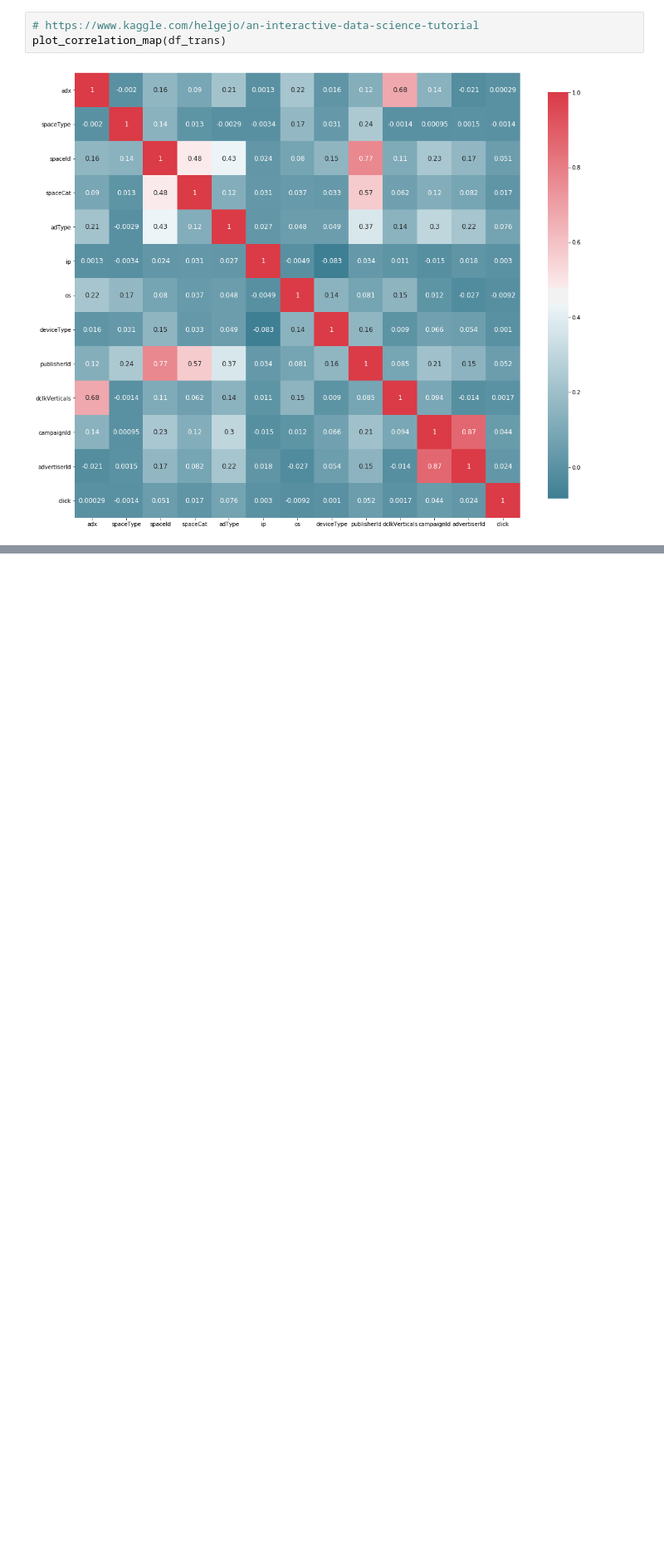
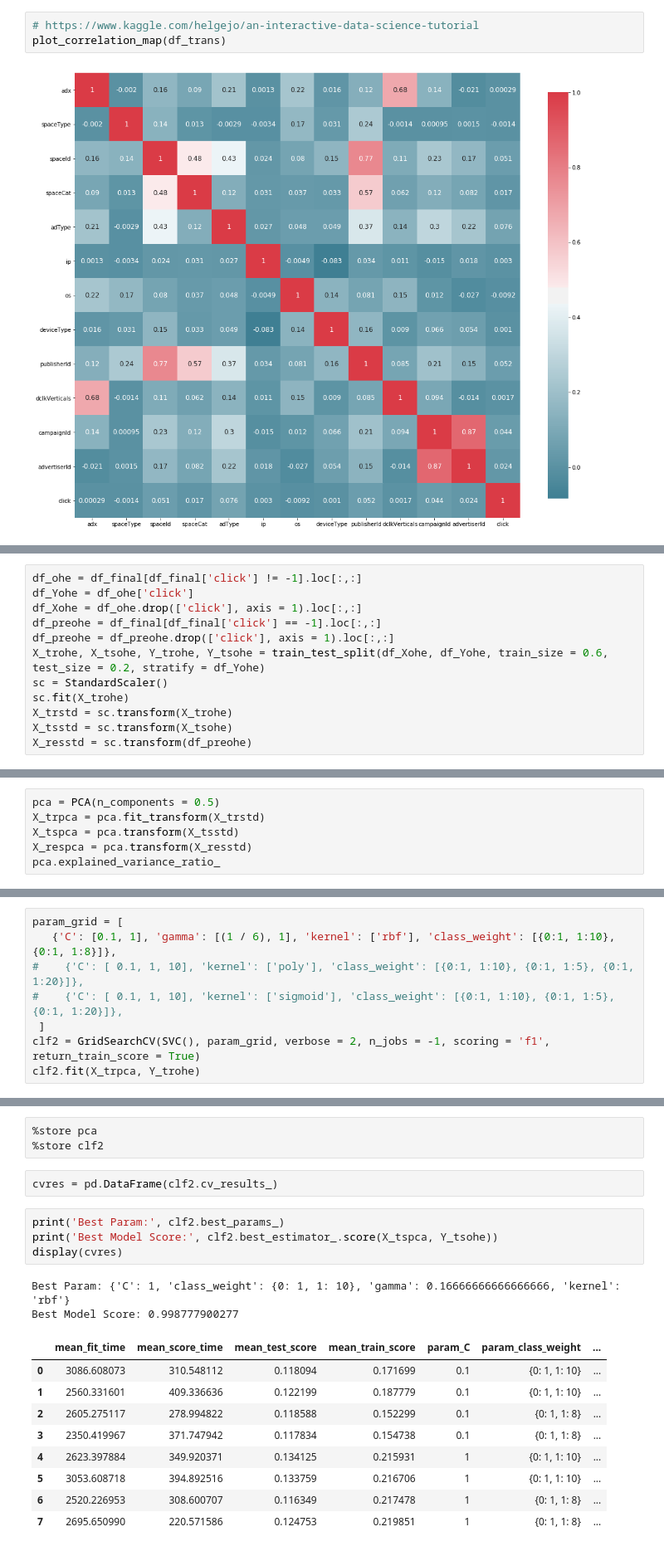
Before and after one commit to Superdanby/AI-Binary-Classification, a Jupyter notebook: Binary Classification - RandomForest + PCA*SVM.ipynb, the cells around one changed output, grey strips where cells are left out. Shown at 83% size. Cells and saved outputs as stored; diff of their text form; blank space fills up the shorter version.

```diff
--- a/Binary Classification.ipynb
+++ b/Binary Classification - RandomForest + PCA*SVM.ipynb
@@ -479,0 +437,12 @@ print(classification_report(clf.predict(X_tsstd), Y_test))
+# %%
+df_ohe = df_final[df_final['click'] != -1].loc[:,:]
+df_Yohe = df_ohe['click']
+df_Xohe = df_ohe.drop(['click'], axis = 1).loc[:,:]
+df_preohe = df_final[df_final['click'] == -1].loc[:,:]
+df_preohe = df_preohe.drop(['click'], axis = 1).loc[:,:]
+X_trohe, X_tsohe, Y_trohe, Y_tsohe = train_test_split(df_Xohe, df_Yohe, train_size = 0.6, test_size = 0.2, stratify = df_Yohe)
+sc = StandardScaler()
+sc.fit(X_trohe)
+X_trstd = sc.transform(X_trohe)
+X_tsstd = sc.transform(X_tsohe)
+X_resstd = sc.transform(df_preohe)
@@ -479,0 +456,6 @@ print(classification_report(clf.predict(X_tsstd), Y_test))
+# %%
+pca = PCA(n_components = 0.5)
+X_trpca = pca.fit_transform(X_trstd)
+X_tspca = pca.transform(X_tsstd)
+X_respca = pca.transform(X_resstd)
+pca.explained_variance_ratio_
@@ -479,0 +503,8 @@ print(classification_report(clf.predict(X_tsstd), Y_test))
+# %%
+param_grid = [
+   {'C': [0.1, 1], 'gamma': [(1 / 6), 1], 'kernel': ['rbf'], 'class_weight': [{0:1, 1:10}, {0:1, 1:8}]},
+#    {'C': [ 0.1, 1, 10], 'kernel': ['poly'], 'class_weight': [{0:1, 1:10}, {0:1, 1:5}, {0:1, 1:20}]},
+#    {'C': [ 0.1, 1, 10], 'kernel': ['sigmoid'], 'class_weight': [{0:1, 1:10}, {0:1, 1:5}, {0:1, 1:20}]},
+ ]
+clf2 = GridSearchCV(SVC(), param_grid, verbose = 2, n_jobs = -1, scoring = 'f1', return_train_score = True)
+clf2.fit(X_trpca, Y_trohe)
@@ -479,0 +562,21 @@ print(classification_report(clf.predict(X_tsstd), Y_test))
+# %%
+%store pca
+%store clf2
+# %%
+cvres = pd.DataFrame(clf2.cv_results_)
+# %%
+print('Best Param:', clf2.best_params_)
+print('Best Model Score:', clf2.best_estimator_.score(X_tspca, Y_tsohe))
+display(cvres)
+# %% [output]
+Best Param: {'C': 1, 'class_weight': {0: 1, 1: 10}, 'gamma': 0.16666666666666666, 'kernel': 'rbf'}
+Best Model Score: 0.998777900277
+|  | mean_fit_time | mean_score_time | mean_test_score | mean_train_score | param_C | param_class_weight | ... |
+| 0 | 3086.608073 | 310.548112 | 0.118094 | 0.171699 | 0.1 | {0: 1, 1: 10} | ... |
+| 1 | 2560.331601 | 409.336636 | 0.122199 | 0.187779 | 0.1 | {0: 1, 1: 10} | ... |
+| 2 | 2605.275117 | 278.994822 | 0.118588 | 0.152299 | 0.1 | {0: 1, 1: 8} | ... |
+| 3 | 2350.419967 | 371.747942 | 0.117834 | 0.154738 | 0.1 | {0: 1, 1: 8} | ... |
+| 4 | 2623.397884 | 349.920371 | 0.134125 | 0.215931 | 1 | {0: 1, 1: 10} | ... |
+| 5 | 3053.608718 | 394.892516 | 0.133759 | 0.216706 | 1 | {0: 1, 1: 10} | ... |
+| 6 | 2520.226953 | 308.600707 | 0.116349 | 0.217478 | 1 | {0: 1, 1: 8} | ... |
+| 7 | 2695.650990 | 220.571586 | 0.124753 | 0.219851 | 1 | {0: 1, 1: 8} | ... |
```
Also changed, not shown: parts of 41 cells of this notebook, 10 other files.
